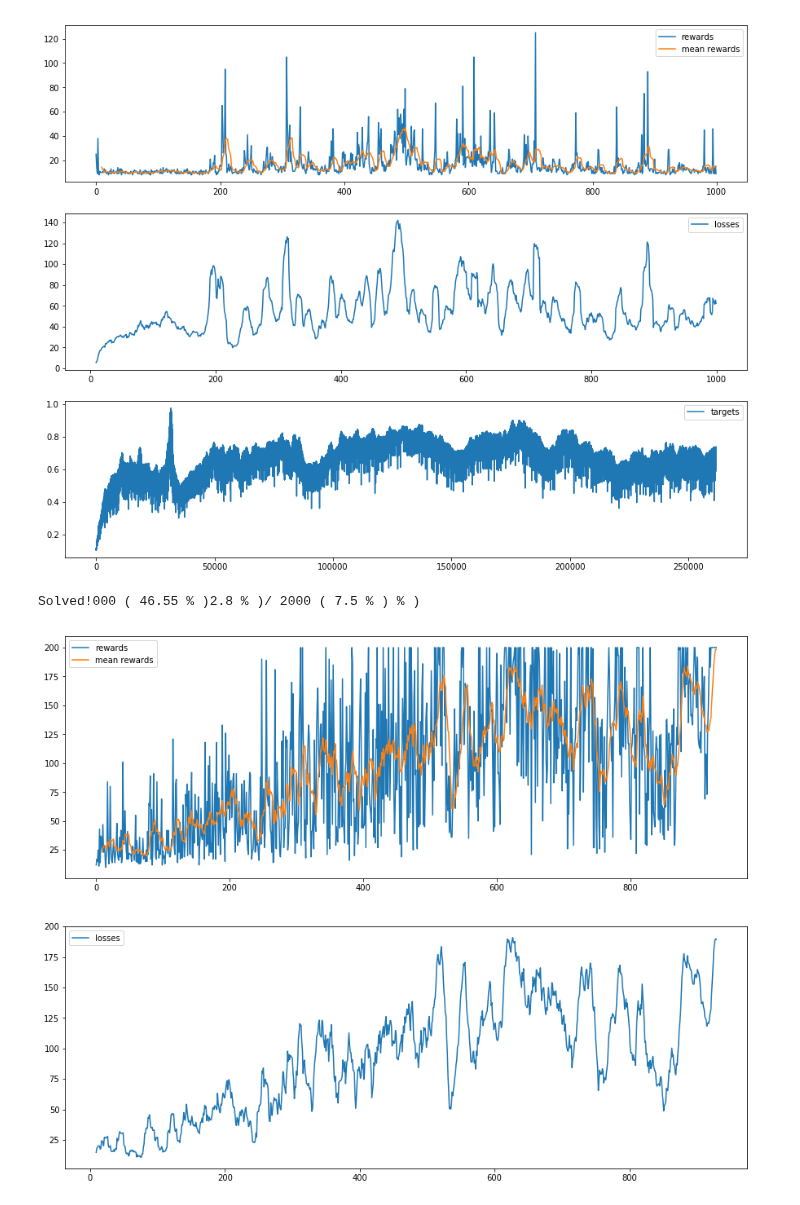
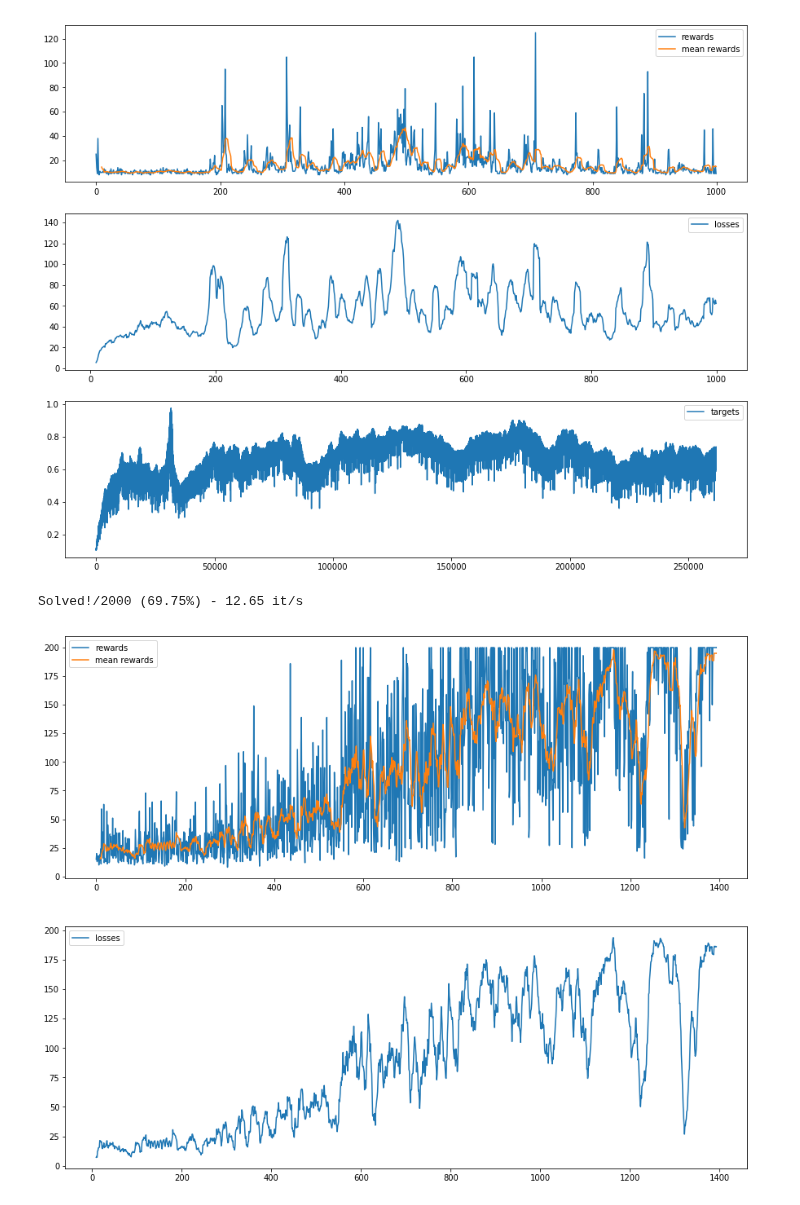
Before and after one commit to QuentinDuval/PythonExperiments, a Jupyter notebook: ml/rl/4_cartpole.ipynb, the cells around one changed output. Drawn from its saved outputs; the diff is of its cells as text; code cells hidden in the pictures.

```diff
--- a/ml/rl/4_cartpole.ipynb
+++ b/ml/rl/4_cartpole.ipynb
@@ -66,6 +66,7 @@ def prange(end_range: int):
     for i in range(end_range):
         print_progress(i+1, end_range)
         yield i
+    sys.stdout.write("\n")
 
 
 """
@@ -74,5 +75,6 @@ Test
 
 for _ in prange(10):
     time.sleep(0.5)
+print("Solved!")
 # %% [output]
 10/10 (100.00%) - 2.00 it/s
@@ -510,9 +513,7 @@ def train_q_learning(
     replay_buffer = deque(maxlen=1000)
 
     count_success = 0
-    for episode in range(episodes):
-        print_progress(episode+1, episodes)
-
+    for _ in prange(episodes):
         episode_loss = 0.
         episode_reward = 0.
 
@@ -616,14 +617,10 @@ def train_reinforce(
 
     episode_rewards = []
     episode_losses = []
-
-    criterion = nn.CrossEntropyLoss()
     optimizer = optim.SGD(policy.parameters(), lr=learning_rate, weight_decay=weight_decay)
 
     count_success = 0
-    for episode in range(episodes):
-        print_progress(episode+1, episodes)
-
+    for _ in prange(episodes):
         episode_loss = 0.
         episode_reward = 0.
 
@@ -668,35 +665,35 @@ def train_reinforce(
         optimizer.zero_grad()
         loss = sum(policy_losses)
         loss.backward()
         optimizer.step()
         episode_loss = loss.item()
 
         # Record history
         episode_rewards.append(episode_reward)
         episode_losses.append(episode_loss)
 
     # Reporting
     if show_stats:
         fig, ax = plt.subplots(figsize=(15, 12), nrows=2)
         ax[0].plot(episode_rewards, label="rewards")
         ax[0].plot(pd.Series(episode_rewards).rolling(10).mean(), label="mean rewards")
         ax[1].plot(pd.Series(episode_losses).rolling(10).sum() / 100., label="losses")
         for p in ax:
             p.legend()
         plt.show()
 
 
 """
 Training
 """
 
 with gym.make("CartPole-v0") as env:
     train_reinforce(
         env, policy=PolicyNet(), episodes=2000, discount=0.95,
         learning_rate=1e-4, weight_decay=0.0)
 # %% [output]
-Solved!000 ( 46.55 % )2.8 % )/ 2000 ( 7.5 % ) % )
+Solved!/2000 (69.75%) - 12.65 it/s
-[figure, old version]
+[figure, new version]
 # %%
 """
 REINFORCE + BASELINE: Monte Carlo Policy Gradient
```
Also changed, not shown: parts of 3 cells of this notebook.
